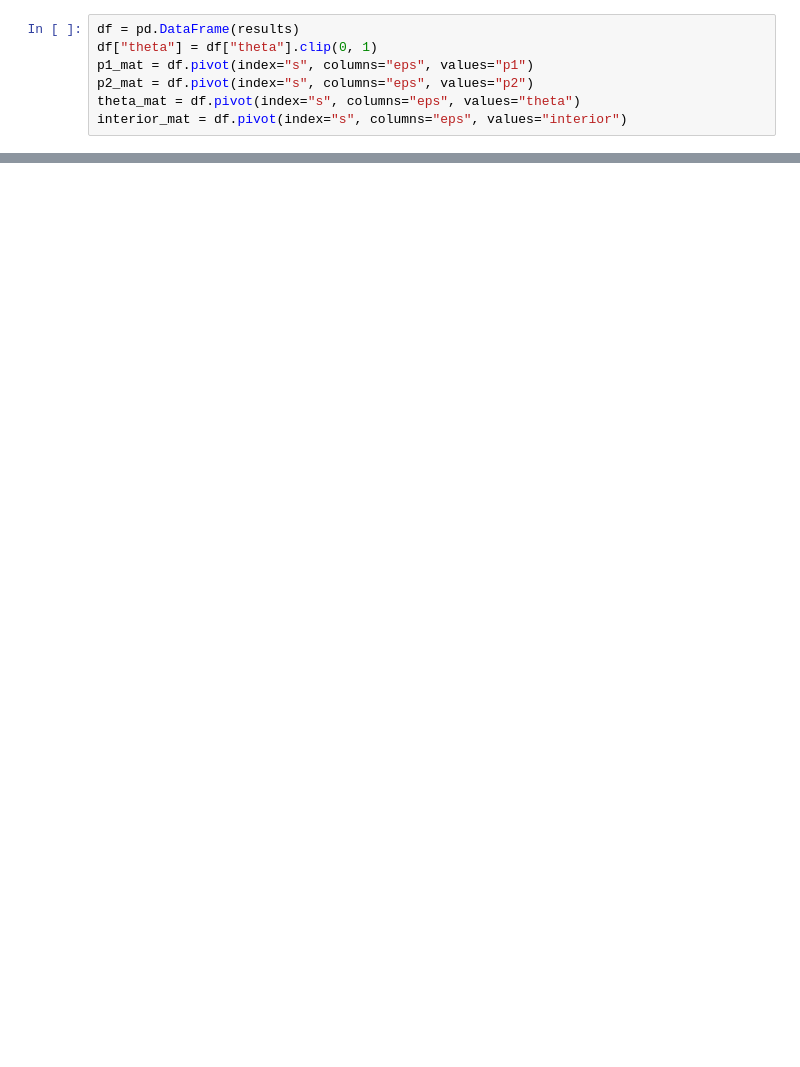
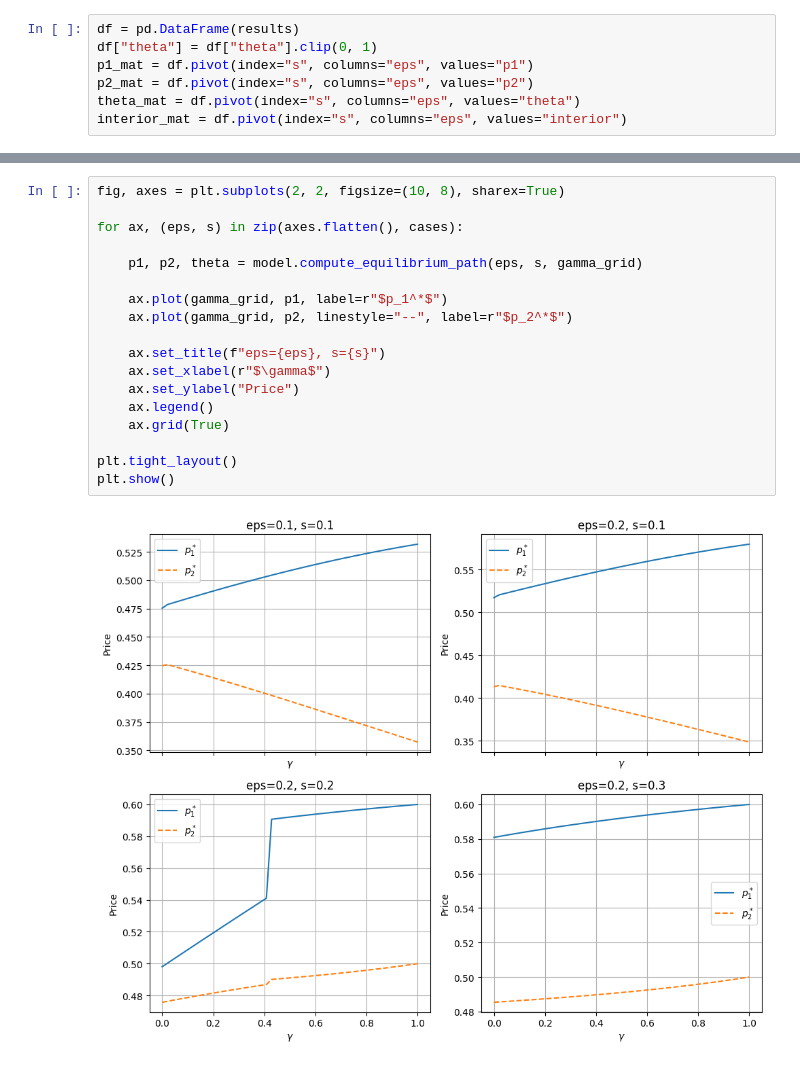
Before and after one commit to lkh927/masters2026, a Jupyter notebook: Model.ipynb, the cells around one changed output, grey strips where cells are left out. Cells and saved outputs as stored; diff of their text form; blank space fills up the shorter version.

```diff
--- a/Model.ipynb
+++ b/Model.ipynb
@@ -122,0 +133,20 @@ plt.show()
+# %%
+fig, axes = plt.subplots(2, 2, figsize=(10, 8), sharex=True)
+
+for ax, (eps, s) in zip(axes.flatten(), cases):
+
+    p1, p2, theta = model.compute_equilibrium_path(eps, s, gamma_grid)
+
+    ax.plot(gamma_grid, p1, label=r"$p_1^*$")
+    ax.plot(gamma_grid, p2, linestyle="--", label=r"$p_2^*$")
+
+    ax.set_title(f"eps={eps}, s={s}")
+    ax.set_xlabel(r"$\gamma$")
+    ax.set_ylabel("Price")
+    ax.legend()
+    ax.grid(True)
+
+plt.tight_layout()
+plt.show()
+# %% [output]
+[figure, added]
```
Also changed, not shown: parts of 9 cells of this notebook, 3 other files.
